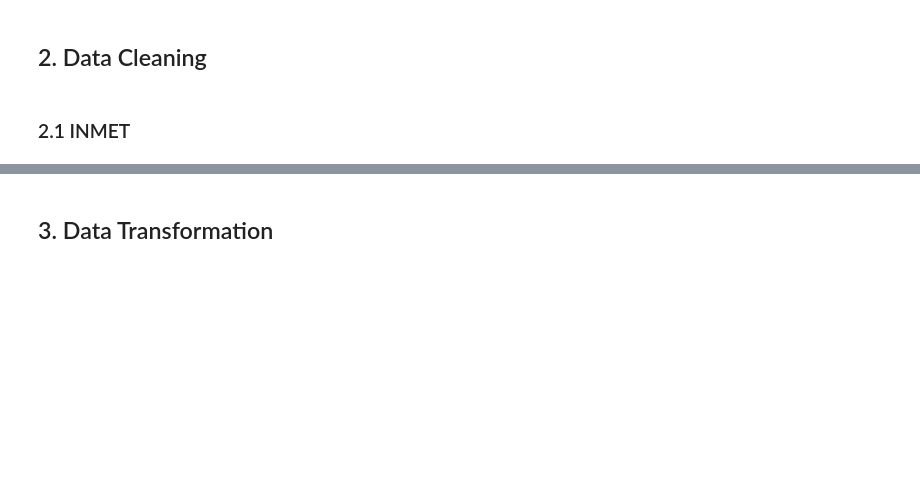
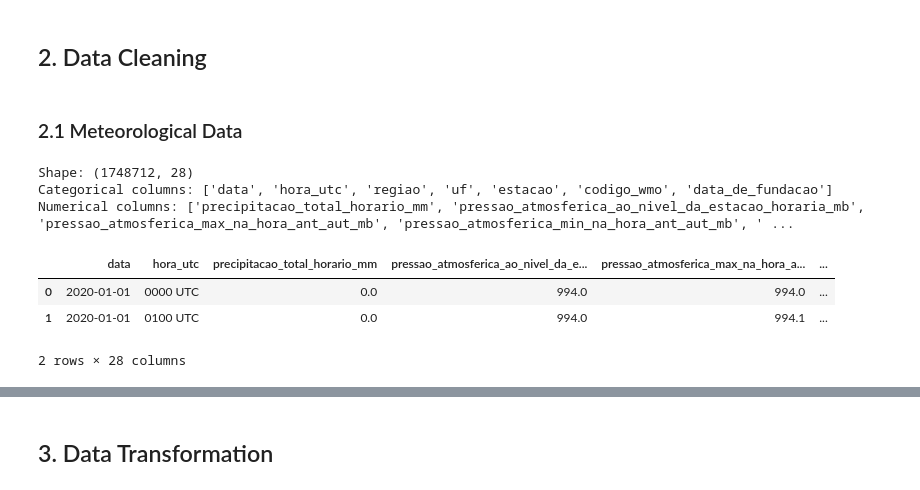
Before and after one commit to gabrielacmacc/cd-trabfinal, a Jupyter notebook: notebooks/dengue.ipynb, the cells around one changed output, grey strips where cells are left out. Cells and saved outputs as stored; diff of their text form; code cells hidden in the pictures; blank space fills up the shorter version.

```diff
--- a/notebooks/dengue.ipynb
+++ b/notebooks/dengue.ipynb
@@ -53,24 +95,31 @@ from src.data.preprocess import (
     split_categorical_numerical,
 )
 # %% [markdown]
-### 2.1 INMET
+### 2.1 Meteorological Data
 # %%
 inmet_clean = (
     inmet
     .pipe(normalize_column_names)
     .pipe(cast_br_numeric_columns)
     .pipe(cast_sim_nao)
-    .pipe(handle_missing)
-    .pipe(drop_columns, [])
     .assign(
         data=lambda df: parse_dates(df["data"], fmt="%Y/%m/%d"),
+        data_de_fundacao=lambda df: parse_dates(df["data_de_fundacao"], fmt="%d/%m/%y"),
         estacao=lambda df: df["estacao"].str.strip().str.upper(),
     )
 )
 
 cat_inmet, num_inmet = split_categorical_numerical(inmet_clean)
 print("Shape:", inmet_clean.shape)
 print("Categorical columns:", cat_inmet.columns.tolist())
 print("Numerical columns:", num_inmet.columns.tolist())
 inmet_clean.head(2)
+# %% [output]
+Shape: (1748712, 28)
+Categorical columns: ['data', 'hora_utc', 'regiao', 'uf', 'estacao', 'codigo_wmo', 'data_de_fundacao']
+Numerical columns: ['precipitacao_total_horario_mm', 'pressao_atmosferica_ao_nivel_da_estacao_horaria_mb', 'pressao_atmosferica_max_na_hora_ant_aut_mb', 'pressao_atmosferica_min_na_hora_ant_aut_mb', ' ...
+|  | data | hora_utc | precipitacao_total_horario_mm | pressao_atmosferica_ao_nivel_da_e... | pressao_atmosferica_max_na_hora_a... | ... |
+| 0 | 2020-01-01 | 0000 UTC | 0.0 | 994.0 | 994.0 | ... |
+| 1 | 2020-01-01 | 0100 UTC | 0.0 | 994.0 | 994.1 | ... |
+2 rows × 28 columns
 # %% [markdown]
```
Also changed, not shown: parts of 53 cells of this notebook.
